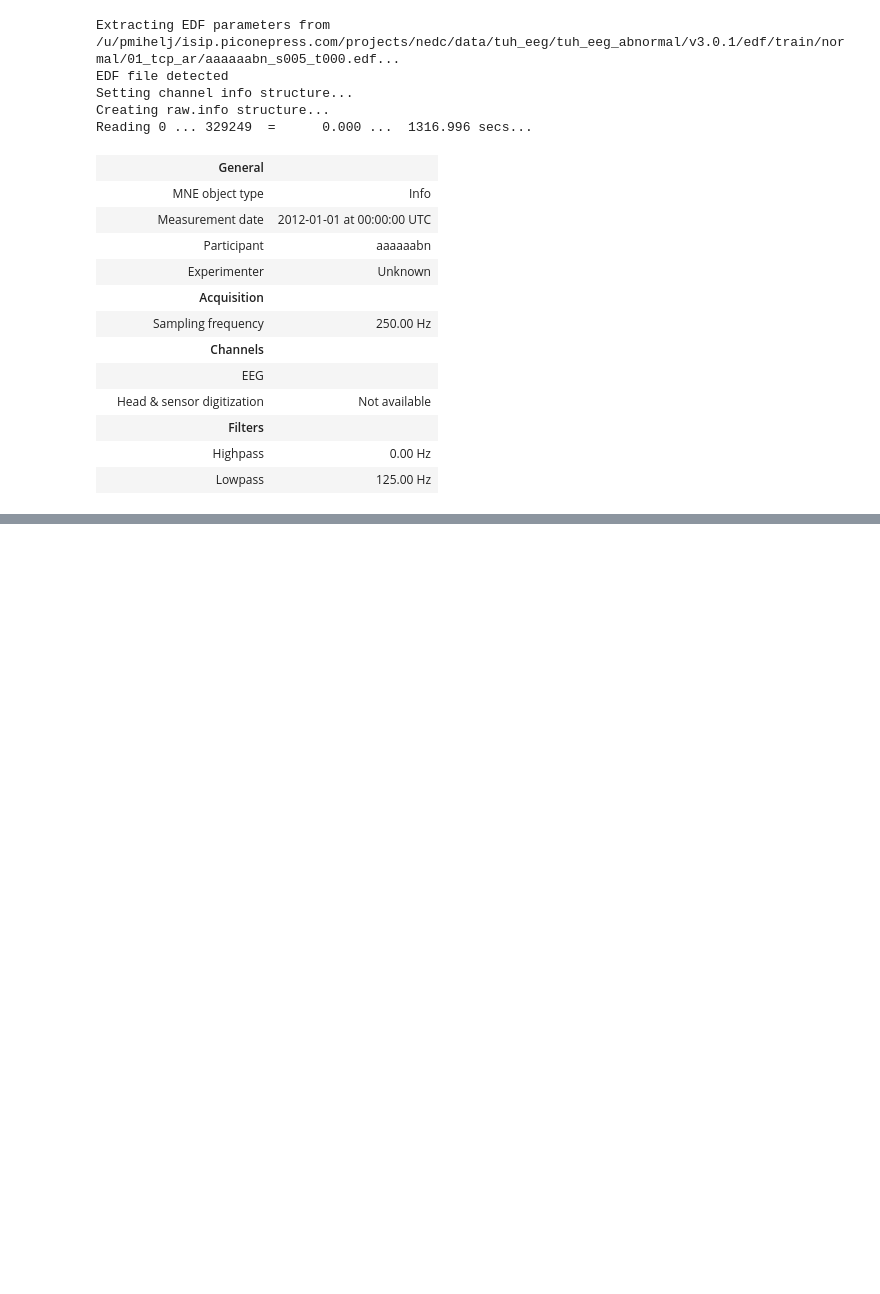
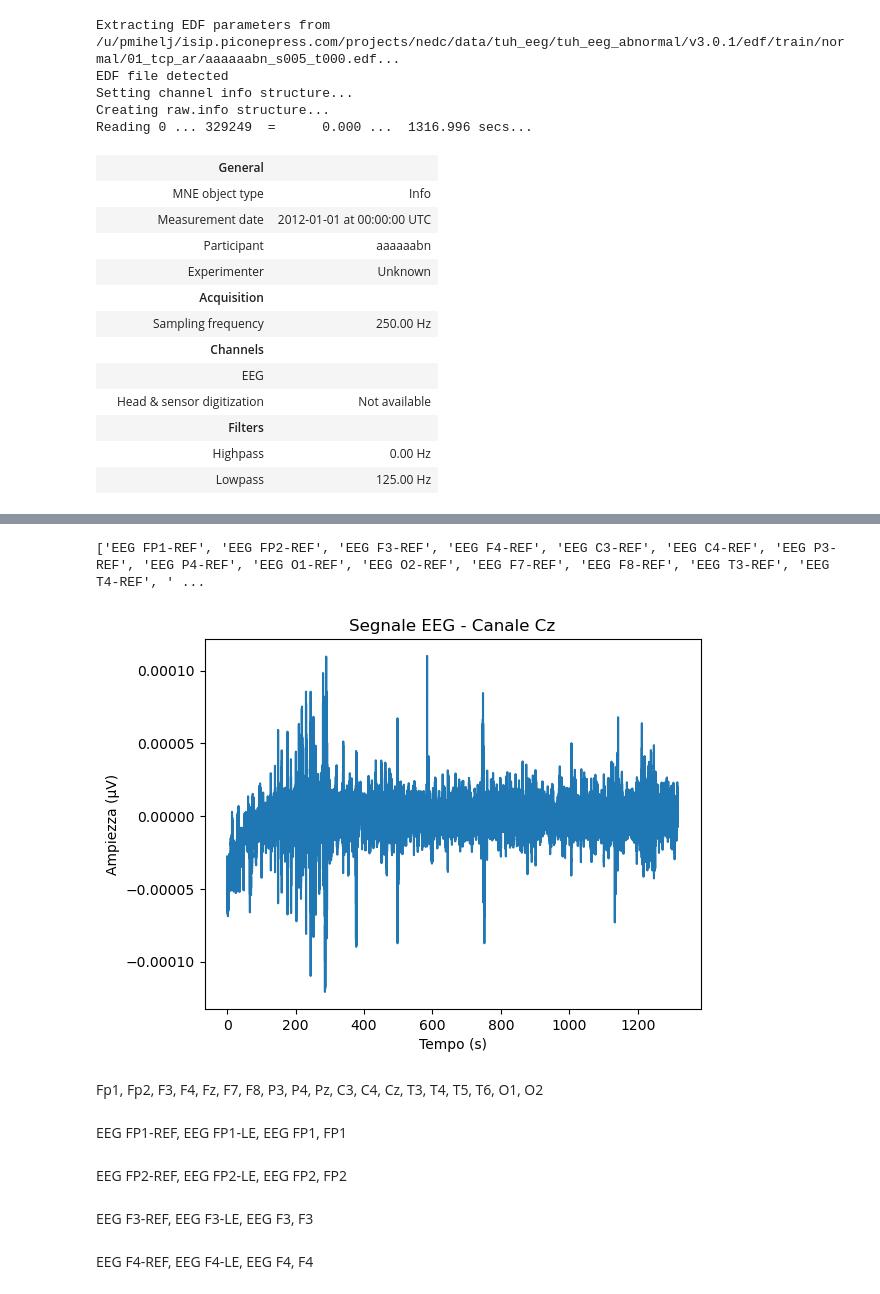
Before and after one commit to pietromihelj/TESI-TRIENNALE, a Jupyter notebook: Preprocessing_and_EEG_Test.ipynb, the cells around one changed output, grey strips where cells are left out. Cells and saved outputs as stored; diff of their text form; code cells hidden in the pictures; blank space fills up the shorter version.

```diff
--- a/Preprocessing_and_EEG_Test.ipynb
+++ b/Preprocessing_and_EEG_Test.ipynb
@@ -33,0 +34,24 @@ Plotting power spectral density (dB=True).
+# %%
+print(raw.ch_names)
+# %% [output]
+['EEG FP1-REF', 'EEG FP2-REF', 'EEG F3-REF', 'EEG F4-REF', 'EEG C3-REF', 'EEG C4-REF', 'EEG P3-REF', 'EEG P4-REF', 'EEG O1-REF', 'EEG O2-REF', 'EEG F7-REF', 'EEG F8-REF', 'EEG T3-REF', 'EEG T4-REF', ' ...
+# %%
+data, times = raw.get_data(picks="EEG CZ-REF", return_times=True)
+
+plt.plot(times, data[0])
+plt.title("Segnale EEG - Canale Cz")
+plt.xlabel("Tempo (s)")
+plt.ylabel("Ampiezza (µV)")
+plt.show()
+# %% [output]
+[figure, added]
+# %% [markdown]
+Fp1, Fp2, F3, F4, Fz, F7, F8, P3, P4, Pz, C3, C4, Cz, T3, T4, T5, T6, O1, O2
+# %% [markdown]
+EEG FP1-REF, EEG FP1-LE, EEG FP1, FP1
+# %% [markdown]
+EEG FP2-REF, EEG FP2-LE, EEG FP2, FP2
+# %% [markdown]
+EEG F3-REF, EEG F3-LE, EEG F3, F3
+# %% [markdown]
+EEG F4-REF, EEG F4-LE, EEG F4, F4
```
Also changed, not shown: parts of 16 cells of this notebook.
